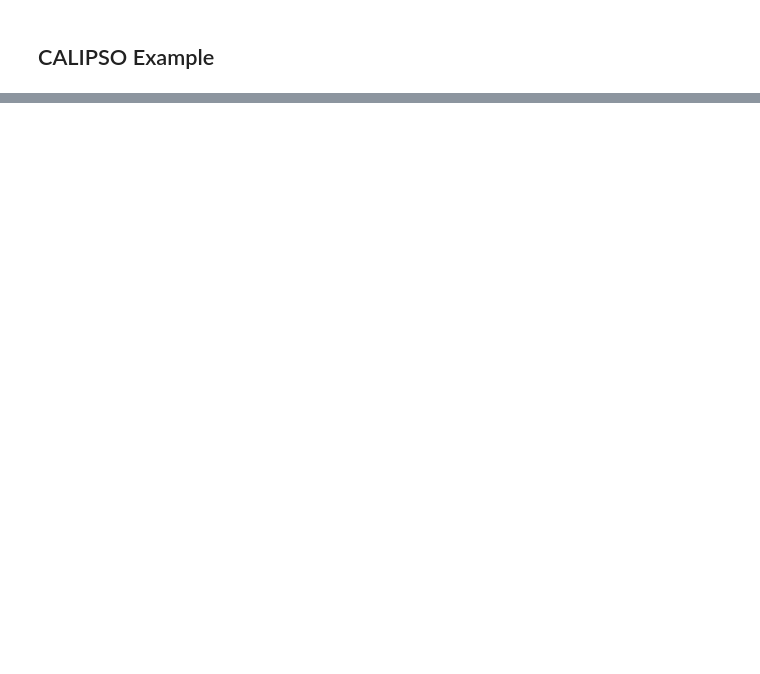
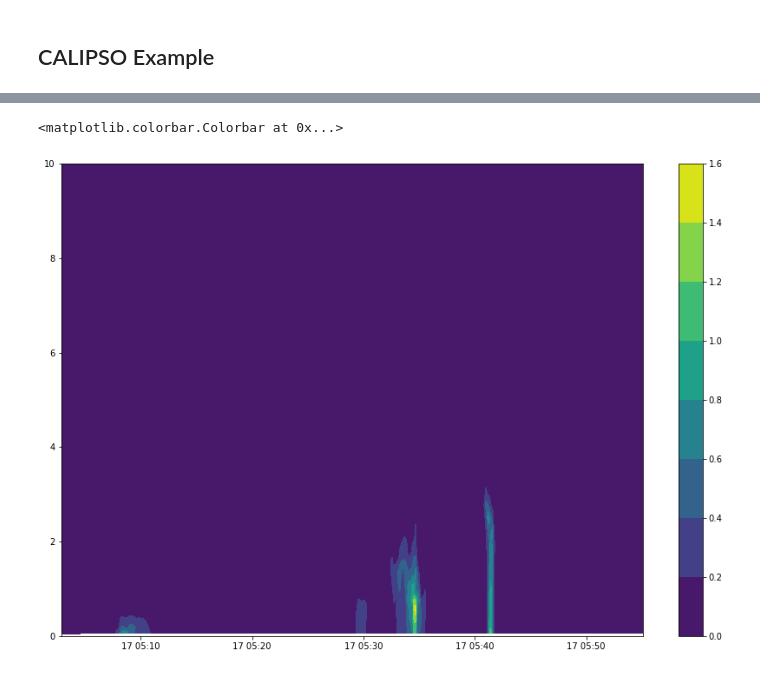
Before and after one commit to GEOS-ESM/GMAOpyobs, a Jupyter notebook: src/Notebooks/sampler_examples/calipso_sampler.ipynb, the cells around one changed output, grey strips where cells are left out. Drawn from its saved outputs; the diff is of its cells as text; code cells hidden in the pictures; blank space fills up the shorter version.

```diff
--- a/src/Notebooks/sampler_examples/calipso_sampler.ipynb
+++ b/src/Notebooks/sampler_examples/calipso_sampler.ipynb
@@ -64,12 +68,10 @@ It points to optics files located in the directory ExtData in this directory.
 from pyobs.aop import G2GAOP
 # %%
 # set up some filenames
-configName = 'Aod_EOS.m2.yaml'
-aerFile = 'm2_calipso_sampled.nc4'
+config = 'm2_pm25.yaml'
 # %%
-# read the aerosol data and optical tables
-config = open(configName)
-optics = G2GAOP(aerFile,config=config)
+# read the sampled aerosol profile data and optical tables
+optics = G2GAOP(outFile,config=config)
 # %%
 # caluclate profiles of total:
 #        EXT:     aerosol extinction profile
@@ -114,0 +143,20 @@ rt532.to_netcdf(outFile)
+# %%
+# Plot MERRA-2
+
+# Get MERRA-2 vertical coordinate
+ext532.pipe(addVertCoord)
+
+# Get time coordinate
+time = ext532.time.values
+ntime = ext532.dims['time']
+nlev = ext532.dims['lev']
+time = np.repeat(time.reshape(ntime,1),nlev,axis=1)
+
+# plotting part
+fig, ax = plt.subplots(figsize=(15, 10))
+im = ax.contourf(time,ext532.Z,ext532.EXT)
+ax.set_ylim(0,10)
+plt.colorbar(im,ax=ax)
+# %% [output]
+<matplotlib.colorbar.Colorbar at 0x...>
+[figure, added]
```
Also changed, not shown: parts of 8 cells of this notebook, 1 other file.
